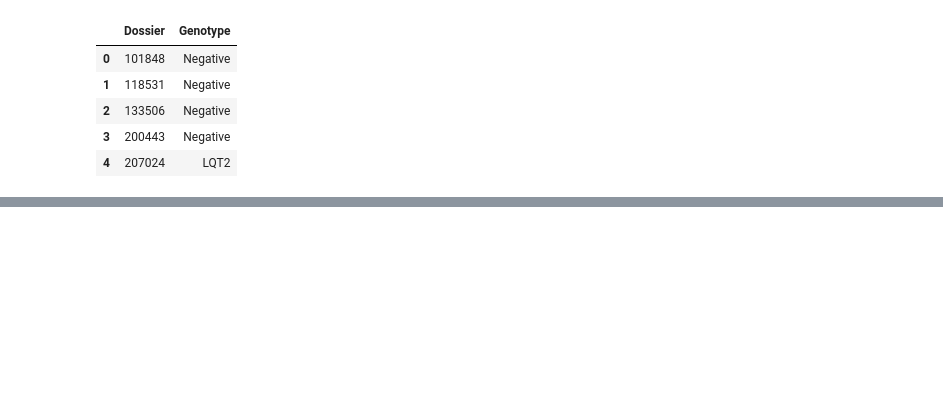
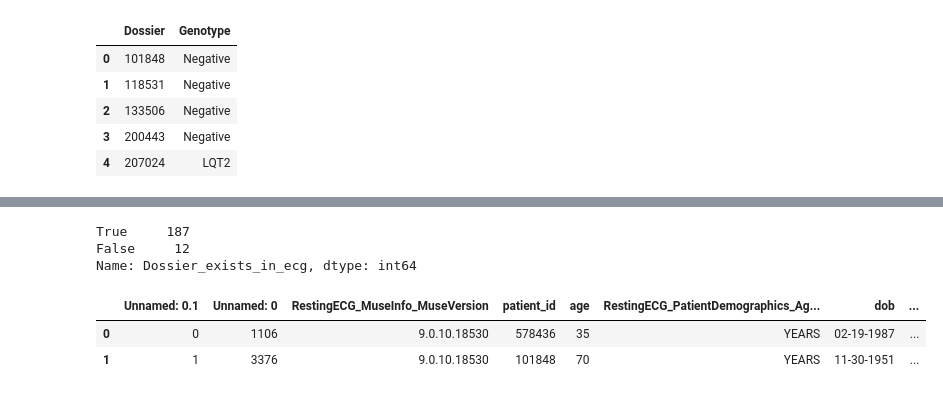
Before and after one commit to HeartWise-AI/DeepECG_Preprocess, a Jupyter notebook: DeepECG_FindLQTSECG.ipynb, the cells around one changed output, grey strips where cells are left out. Cells and saved outputs as stored; diff of their text form; code cells hidden in the pictures; blank space fills up the shorter version.

```diff
--- a/DeepECG_FindLQTSECG.ipynb
+++ b/DeepECG_FindLQTSECG.ipynb
@@ -85,0 +125,9 @@ display(df_ecg.head())
+# %%
+df_LQTS["Dossier_exists_in_ecg"] = df_LQTS["Dossier"].isin(
+    df_ecg["RestingECG_PatientDemographics_PatientID"]
+)
+display(df_LQTS["Dossier_exists_in_ecg"].value_counts())
+# %% [output]
+True     187
+False     12
+Name: Dossier_exists_in_ecg, dtype: int64
@@ -85,0 +143,11 @@ display(df_ecg.head())
+# %%
+#
+# df_ecg.loc[df_ecg['Dossier_exists_in_ecg']==True].to_csv('../lqts/data/ecg_lqts_rafik.csv')
+# display(df_ecg['xml_path_exists'].value_counts())
+
+df_ecg = pd.read_csv("../lqts/data/df_lqts_merged.csv")
+display(df_ecg.head(n=2))
+# %% [output]
+|  | Unnamed: 0.1 | Unnamed: 0 | RestingECG_MuseInfo_MuseVersion | patient_id | age | RestingECG_PatientDemographics_Ag... | dob | ... |
+| 0 | 0 | 1106 | 9.0.10.18530 | 578436 | 35 | YEARS | 02-19-1987 | ... |
+| 1 | 1 | 3376 | 9.0.10.18530 | 101848 | 70 | YEARS | 11-30-1951 | ... |
```
Also changed, not shown: parts of 18 cells of this notebook, 2 other files.
